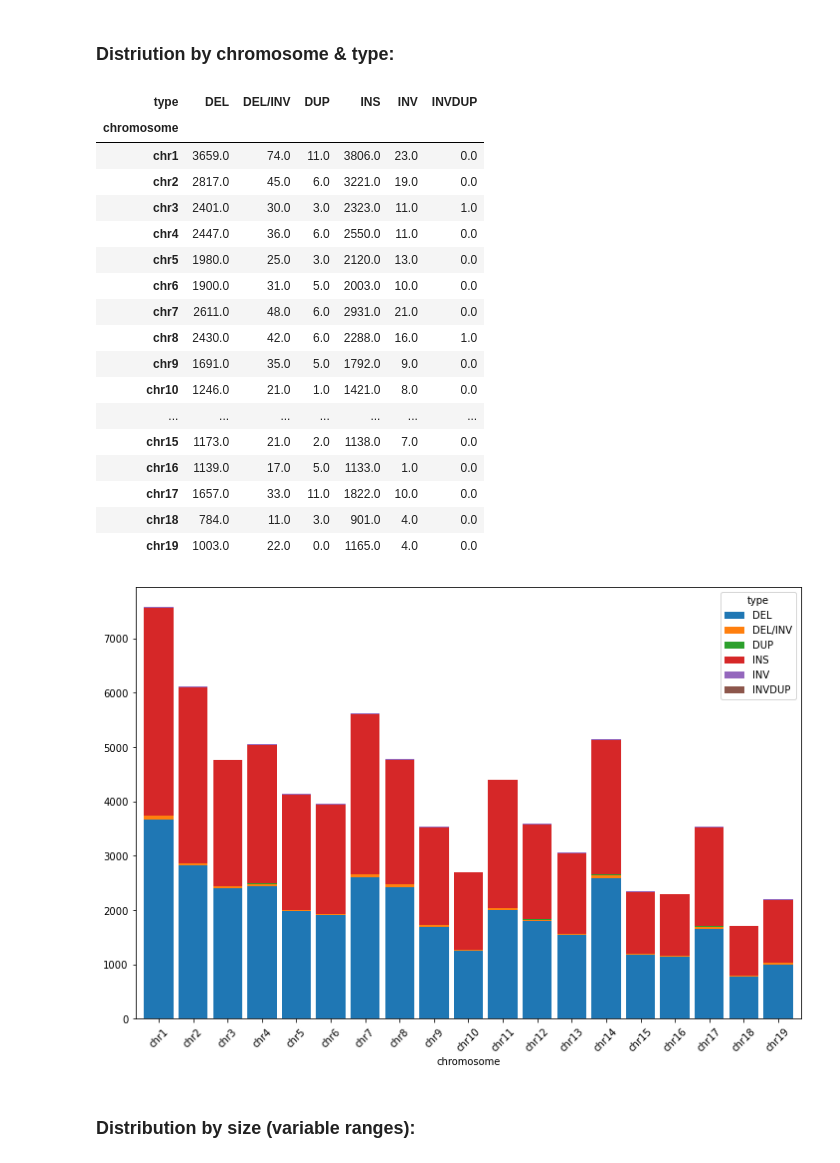
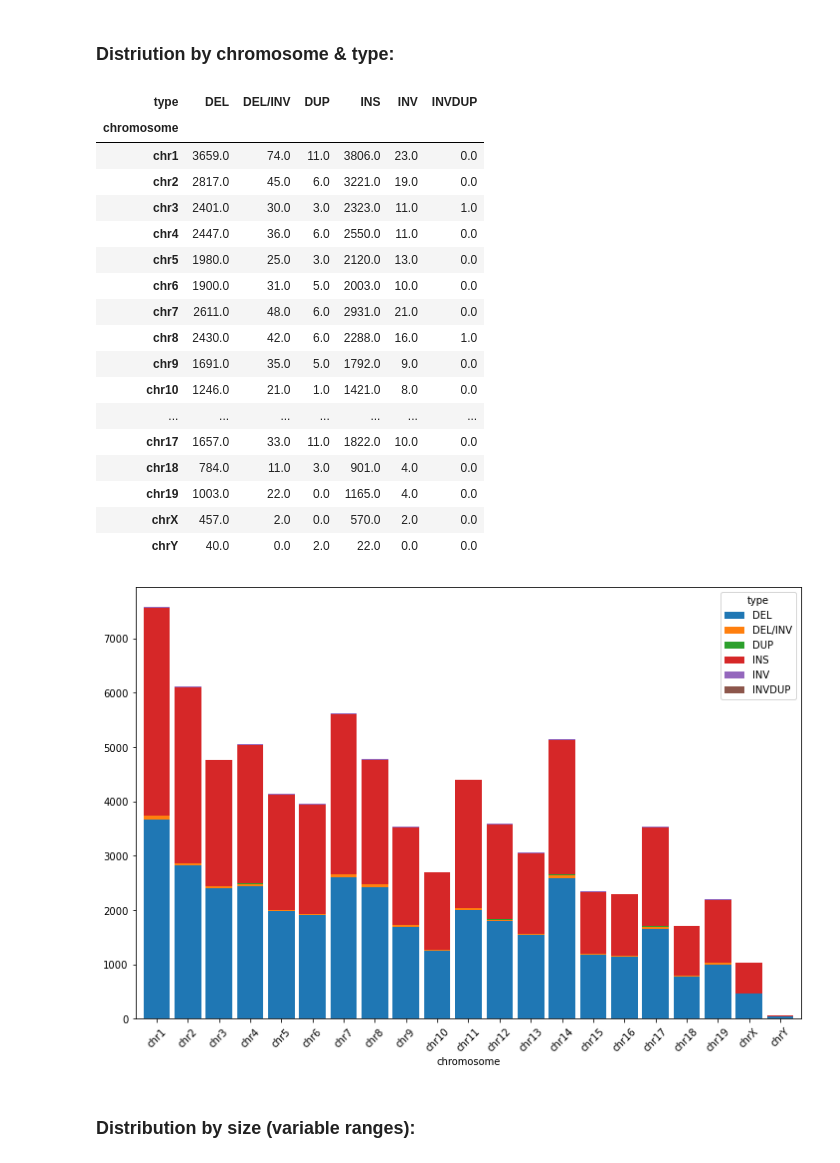
Before and after one commit to gariem/sv-code, a Jupyter notebook: sv-distribution.ipynb, the cells around one changed output. Drawn from its saved outputs; the diff is of its cells as text; code cells hidden in the pictures.

```diff
--- a/sv-distribution.ipynb
+++ b/sv-distribution.ipynb
@@ -4,7 +4,7 @@ import math as m
 from matplotlib import pyplot as plt
 import numpy
 # %%
-bed_file_path="../../data/DBA_2J/r64089e.sorted.vcf.bed"
+bed_file_path="../../data/DBA2J/bed/r64089e.minimap2-sniffles.bed"
 col_names=["chromosome", "len", "type"]
 data = pd.read_csv(bed_file_path, sep='\t', header=None, usecols=[0,3,4], names=col_names)
 # %% [markdown]
@@ -18,31 +18,31 @@ ax = ax.bar_label(ax.containers[0])
 # %% [markdown]
 ### Distriution by chromosome & type:
 # %%
-plot_data=data.groupby(["chromosome","type"])["chromosome"].size().unstack("type").fillna(0).sort_index(key=lambda x: x.map(lambda v: int(v[3:])))
+plot_data=data.groupby(["chromosome","type"])["chromosome"].size().unstack("type").fillna(0).sort_index(key=lambda x: x.map(lambda v: int(v[3:].replace("X","99").replace("Y","100"))))
 ax = plot_data.plot.bar(figsize=(12,8), width=0.85, stacked=True, rot=45)
 # for c in ax.containers:
 #     ax.bar_label(c, label_type='center')
 plot_data
 # %% [output]
 | type | DEL | DEL/INV | DUP | INS | INV | INVDUP |
 | chromosome |  |  |  |  |  |  |
 | chr1 | 3659.0 | 74.0 | 11.0 | 3806.0 | 23.0 | 0.0 |
 | chr2 | 2817.0 | 45.0 | 6.0 | 3221.0 | 19.0 | 0.0 |
 | chr3 | 2401.0 | 30.0 | 3.0 | 2323.0 | 11.0 | 1.0 |
 | chr4 | 2447.0 | 36.0 | 6.0 | 2550.0 | 11.0 | 0.0 |
 | chr5 | 1980.0 | 25.0 | 3.0 | 2120.0 | 13.0 | 0.0 |
 | chr6 | 1900.0 | 31.0 | 5.0 | 2003.0 | 10.0 | 0.0 |
 | chr7 | 2611.0 | 48.0 | 6.0 | 2931.0 | 21.0 | 0.0 |
 | chr8 | 2430.0 | 42.0 | 6.0 | 2288.0 | 16.0 | 1.0 |
 | chr9 | 1691.0 | 35.0 | 5.0 | 1792.0 | 9.0 | 0.0 |
 | chr10 | 1246.0 | 21.0 | 1.0 | 1421.0 | 8.0 | 0.0 |
 | ... | ... | ... | ... | ... | ... | ... |
-| chr15 | 1173.0 | 21.0 | 2.0 | 1138.0 | 7.0 | 0.0 |
-| chr16 | 1139.0 | 17.0 | 5.0 | 1133.0 | 1.0 | 0.0 |
 | chr17 | 1657.0 | 33.0 | 11.0 | 1822.0 | 10.0 | 0.0 |
 | chr18 | 784.0 | 11.0 | 3.0 | 901.0 | 4.0 | 0.0 |
 | chr19 | 1003.0 | 22.0 | 0.0 | 1165.0 | 4.0 | 0.0 |
+| chrX | 457.0 | 2.0 | 0.0 | 570.0 | 2.0 | 0.0 |
+| chrY | 40.0 | 0.0 | 2.0 | 22.0 | 0.0 | 0.0 |
-[figure, old version]
+[figure, new version]
 # %% [markdown]
 ### Distribution by size (variable ranges):
 # %%
```
Also changed, not shown: parts of 3 cells of this notebook, 2 other files.
